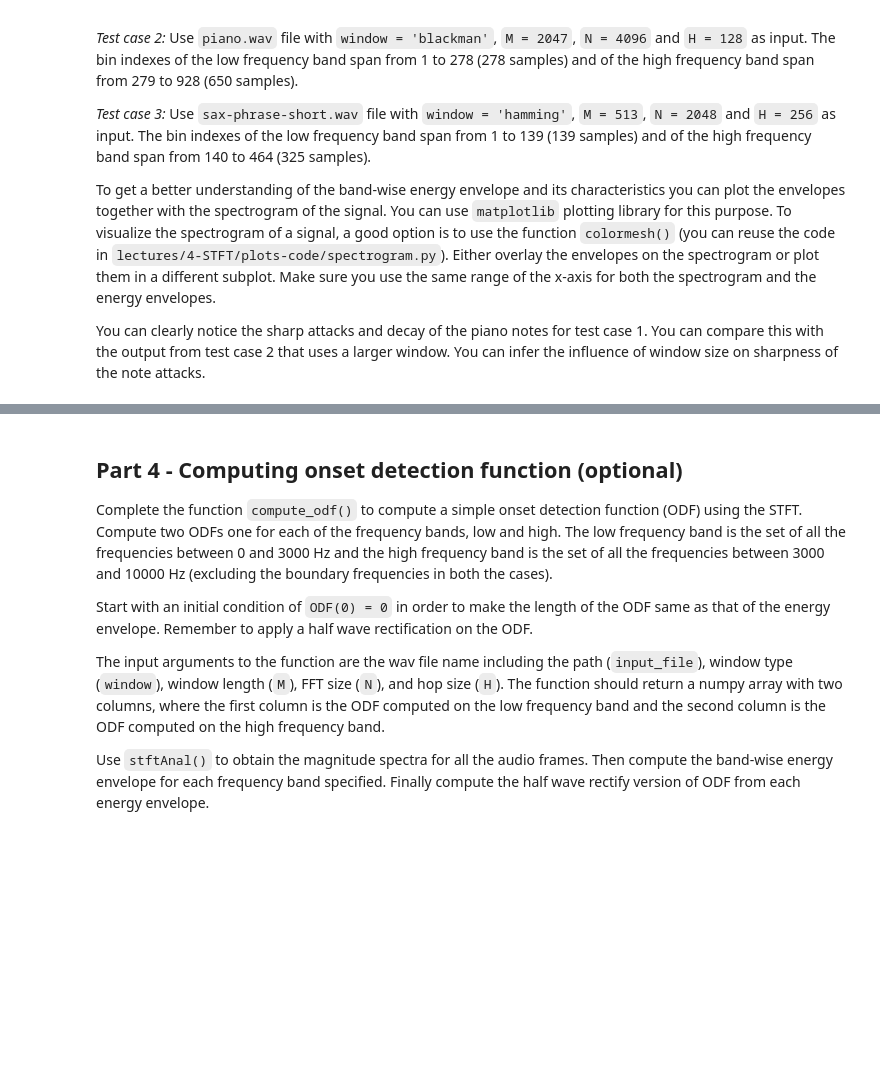
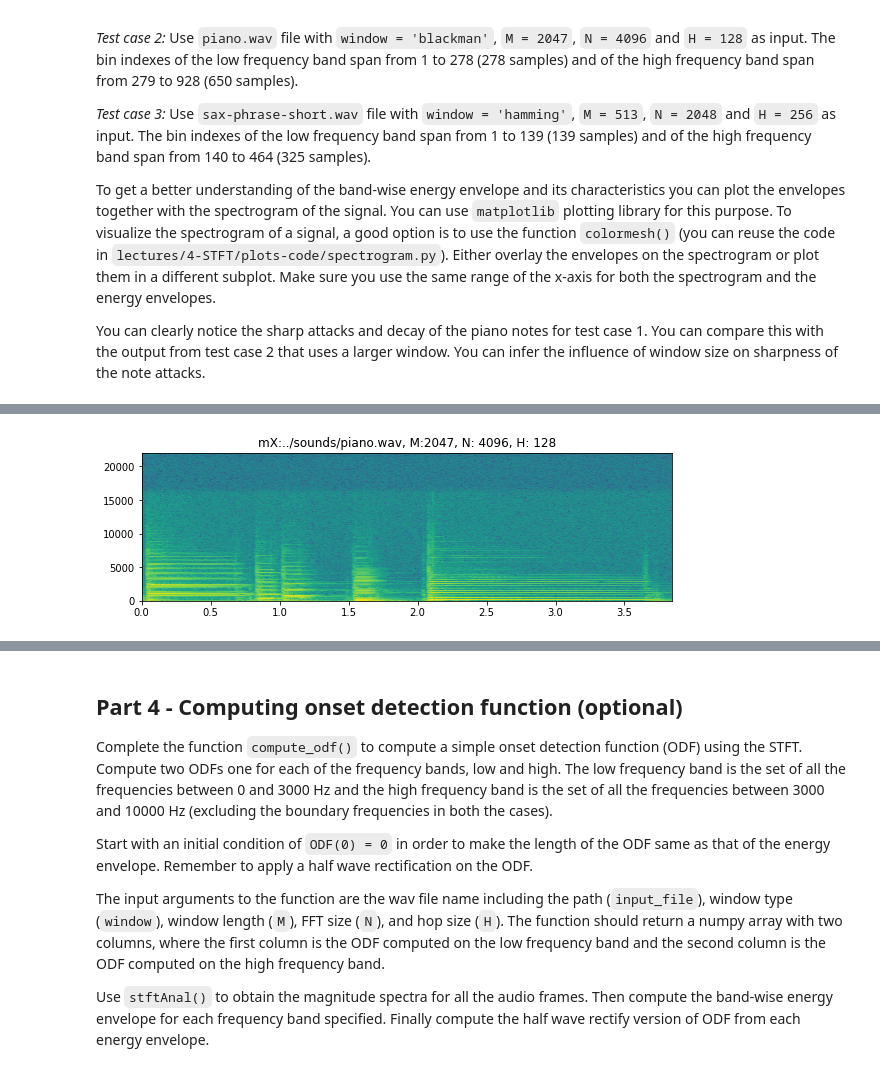
Before and after one commit to RamanS11/sms-tools, a Jupyter notebook: notebooks/E4-STFT.ipynb, the cells around one changed output, grey strips where cells are left out. Drawn from its saved outputs; the diff is of its cells as text; code cells hidden in the pictures; blank space fills up the shorter version.

```diff
--- a/notebooks/E4-STFT.ipynb
+++ b/notebooks/E4-STFT.ipynb
@@ -332,0 +378,4 @@ You can clearly notice the sharp attacks and decay of the piano notes for test c
+# %%
+compute_eng_env("../sounds/piano.wav",'blackman',2047,4096,128)
+# %% [output]
+[figure, added]
```
Also changed, not shown: parts of 9 cells of this notebook.
